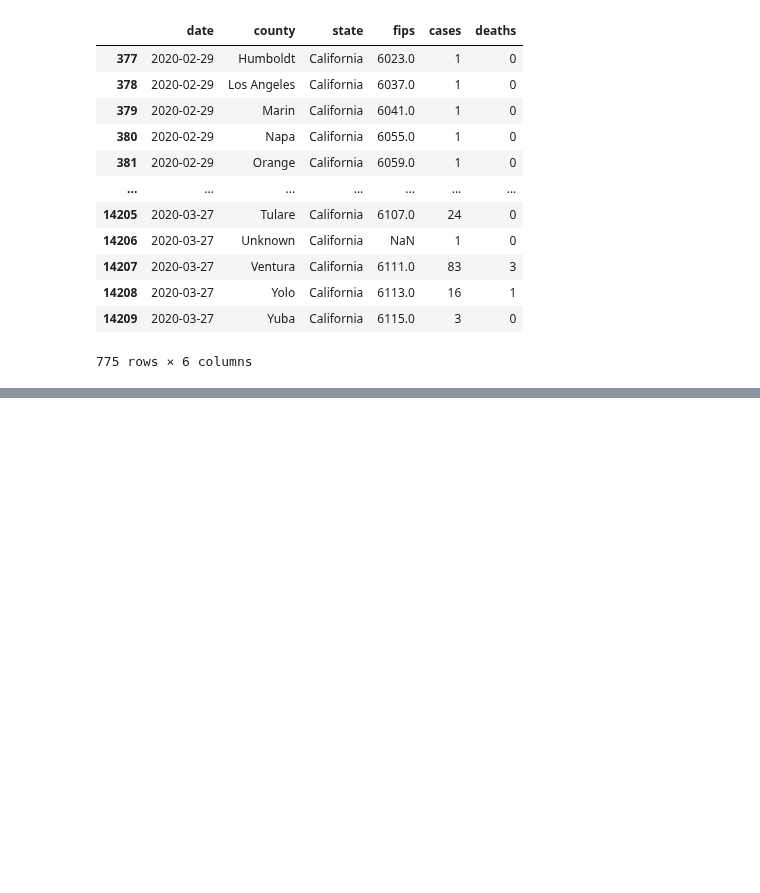
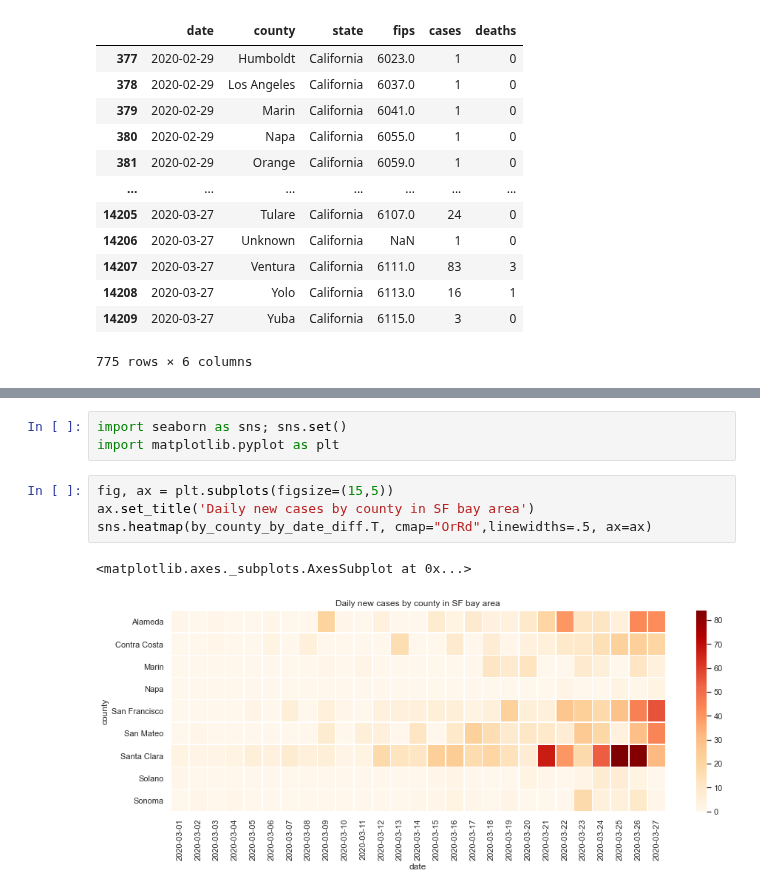
Before and after one commit to yosukesuzuki/covid19-sf-bayarea, a Jupyter notebook: SF-bay-area-COVID19-new-cases-by-county-by-date.ipynb, the cells around one changed output, grey strips where cells are left out. Cells and saved outputs as stored; diff of their text form; blank space fills up the shorter version.

```diff
--- a/SF-bay-area-COVID19-new-cases-by-county-by-date.ipynb
+++ b/SF-bay-area-COVID19-new-cases-by-county-by-date.ipynb
@@ -71,0 +77,10 @@ by_county_by_date_diff.plot.bar(stacked=True, figsize=(10,7))
+# %%
+import seaborn as sns; sns.set()
+import matplotlib.pyplot as plt
+# %%
+fig, ax = plt.subplots(figsize=(15,5))
+ax.set_title('Daily new cases by county in SF bay area')
+sns.heatmap(by_county_by_date_diff.T, cmap="OrRd",linewidths=.5, ax=ax)
+# %% [output]
+<matplotlib.axes._subplots.AxesSubplot at 0x...>
+[figure, added]
```
Also changed, not shown: parts of 2 cells of this notebook, 1 other file.
